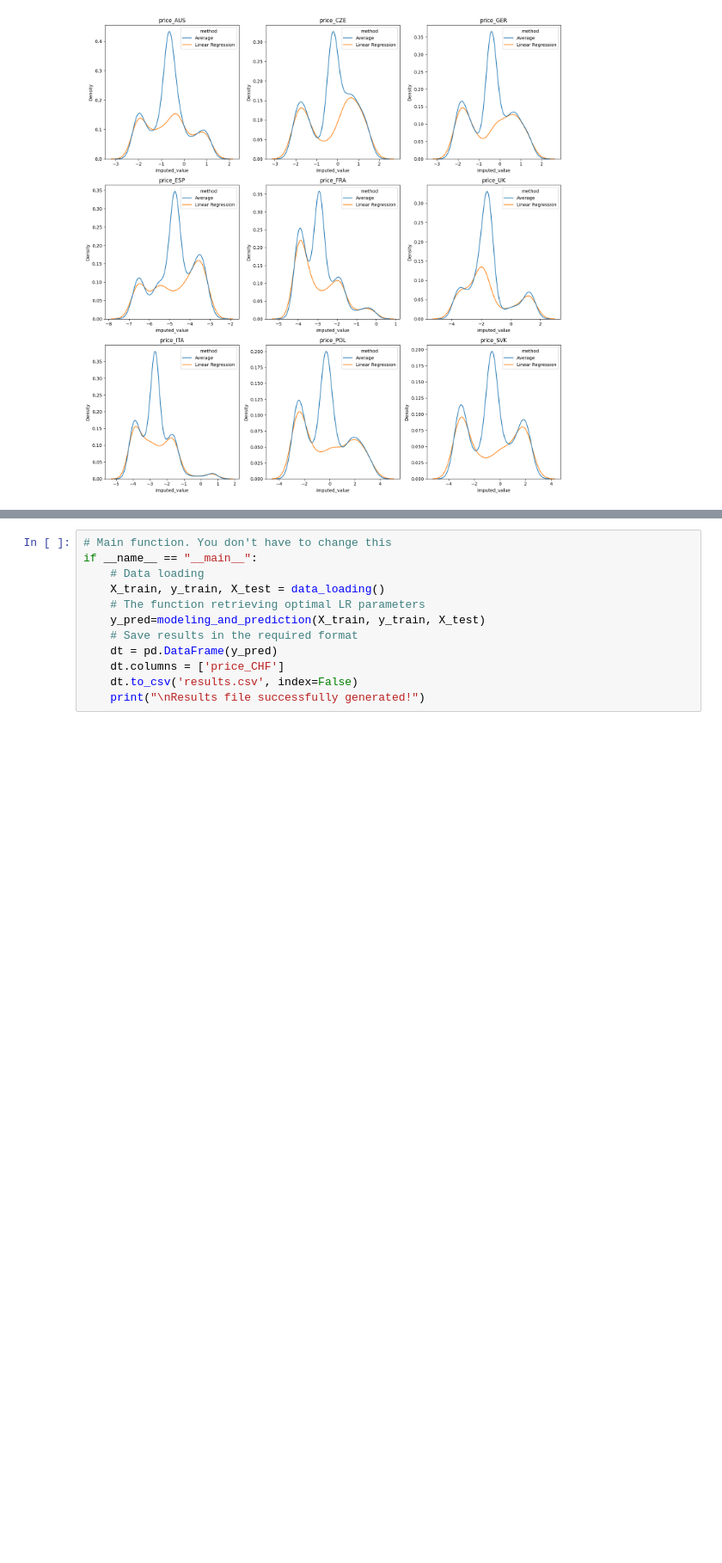
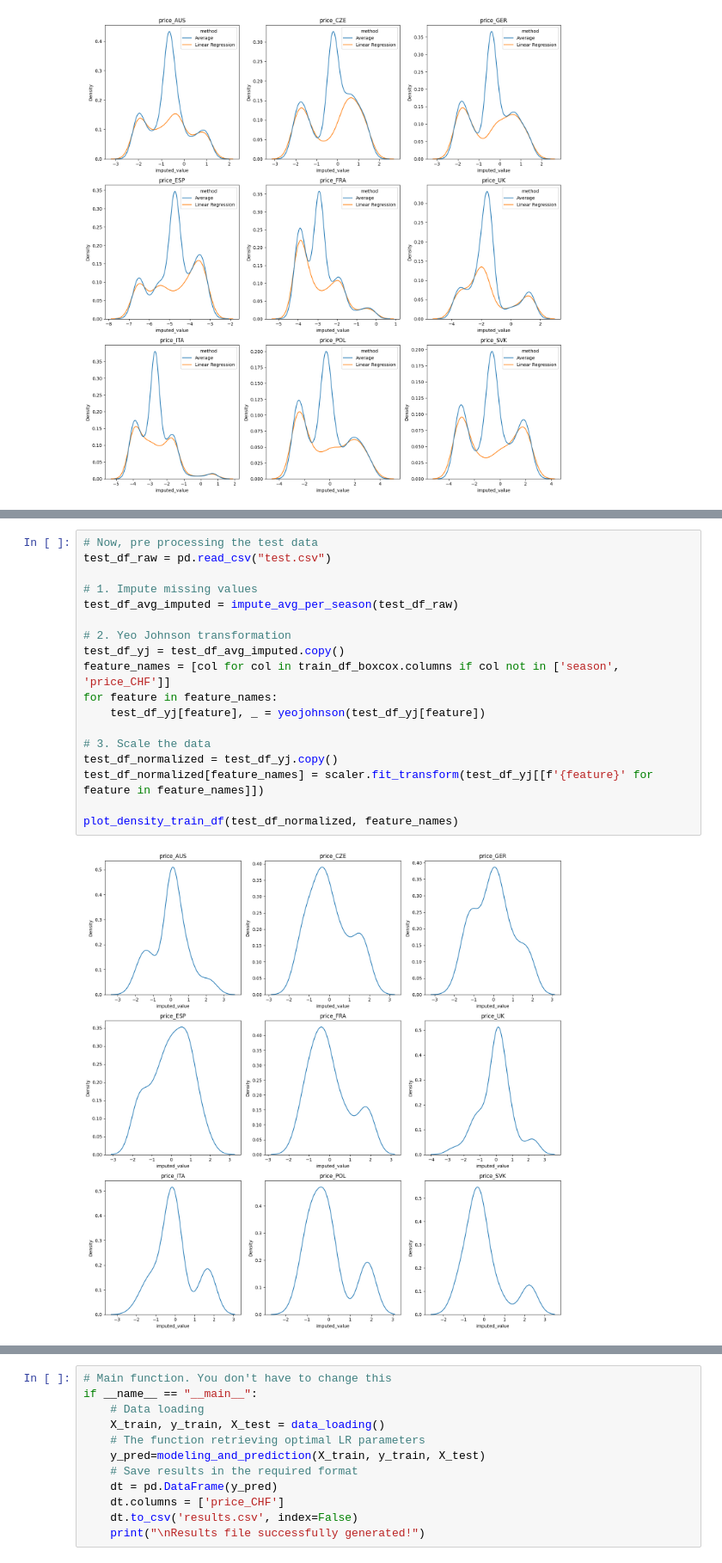
Before and after one commit to angelgldh/ethz_school_work, a Jupyter notebook: ethz_IML/IML_task2/EDA_notebook.ipynb, the cells around one changed output, grey strips where cells are left out. Shown at 86% size. Saved outputs shown, nothing was run; the diff lists cells and outputs as text; blank space fills up the shorter version.

```diff
--- a/ethz_IML/IML_task2/EDA_notebook.ipynb
+++ b/ethz_IML/IML_task2/EDA_notebook.ipynb
@@ -268,0 +446,20 @@ train_df_encoded = pd.get_dummies(train_df_normalized, columns=categorical_featu
+# %%
+# Now, pre processing the test data
+test_df_raw = pd.read_csv("test.csv")
+
+# 1. Impute missing values
+test_df_avg_imputed = impute_avg_per_season(test_df_raw)
+
+# 2. Yeo Johnson transformation
+test_df_yj = test_df_avg_imputed.copy()
+feature_names = [col for col in train_df_boxcox.columns if col not in ['season', 'price_CHF']]
+for feature in feature_names:
+    test_df_yj[feature], _ = yeojohnson(test_df_yj[feature])
+
+# 3. Scale the data
+test_df_normalized = test_df_yj.copy()
+test_df_normalized[feature_names] = scaler.fit_transform(test_df_yj[[f'{feature}' for feature in feature_names]])
+
+plot_density_train_df(test_df_normalized, feature_names)
+# %% [output]
+[figure, added]
```
Also changed, not shown: parts of 17 cells of this notebook.
